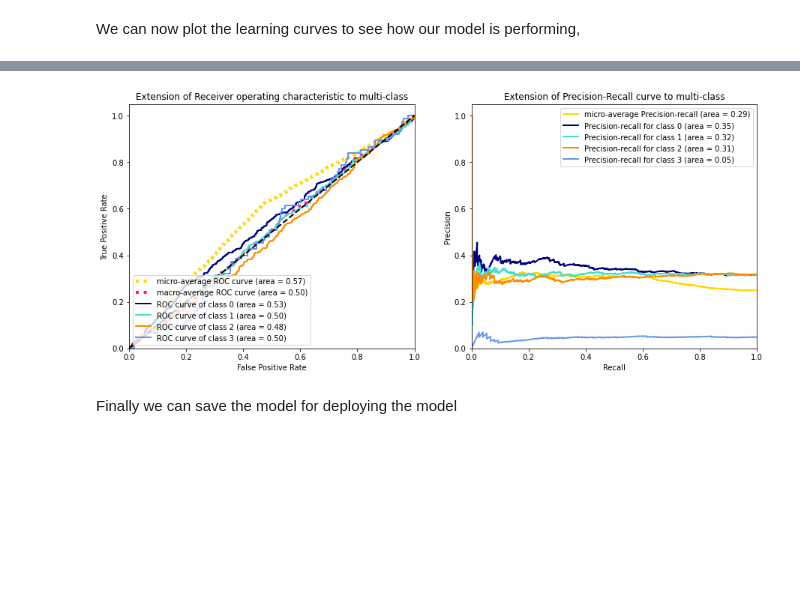
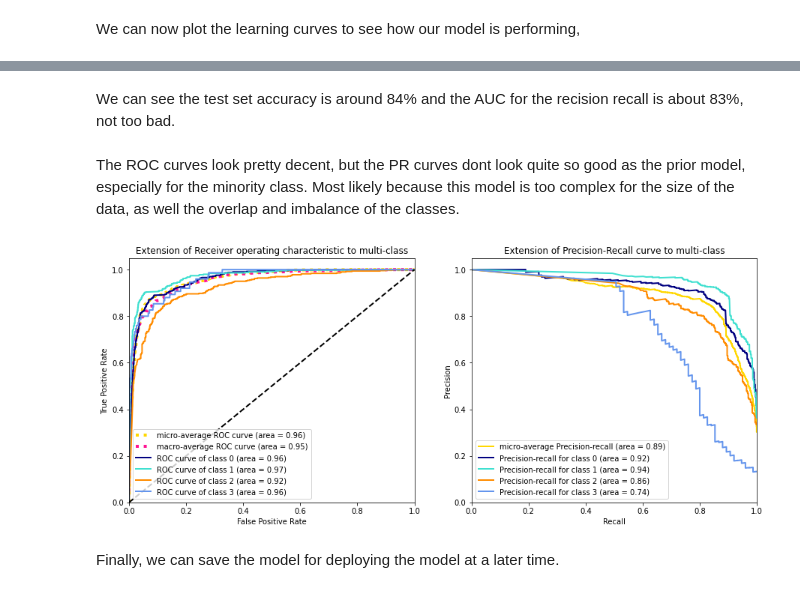
Before and after one commit to mdh266/TextClassificationApp, a Jupyter notebook: notebooks/NLP-Part4.ipynb, the cells around one changed output, grey strips where cells are left out. Drawn from its saved outputs; the diff is of its cells as text; code cells hidden in the pictures; blank space fills up the shorter version.

```diff
--- a/notebooks/NLP-Part4.ipynb
+++ b/notebooks/NLP-Part4.ipynb
@@ -554,0 +495,2 @@ study.best_params
+# %%
+best_params = study.best_params.copy()
@@ -554,0 +507,2 @@ study.best_params
+# %%
+batch_size = best_params.pop("batch_size")
@@ -555,13 +511,13 @@ study.best_params
 # %%
-model = build_model(study.best_params)
+model = build_model(**best_params)
 # %%
 early_stopping_cb = tf.keras.callbacks.EarlyStopping(patience=10,
                                                      restore_best_weights=True)
 
 history = model.fit(train_df["text"],
                     y_train,
-                    epochs=50,
-                    batch_size=study.best_params["batch_size"],
+                    epochs=20,
+                    batch_size=batch_size,
                     class_weight=weights_dict,
                     validation_split=0.2,
                     callbacks=[early_stopping_cb],
@@ -583,13 +547,16 @@ Let's take a look at the ROC and Precision-Recall curve for the model on the tes
+# %% [markdown]
+We can see the test set accuracy is around 84% and the AUC for the recision recall is about 83%, not too bad.
+# %% [markdown]
+The ROC curves look pretty decent, but the PR curves dont look quite so good as the prior model, especially for the minority class. Most likely because this model is too complex for the size of the data, as well the overlap and imbalance of the classes.
 # %%
-from utils.Plot_ROC_PR_Curve import plot_roc_pr
-
 y_pred = model.predict(test_df["text"])
 
-plot_roc_pr(y_pred = y_pred, y_test = y_test)
+from utils.Plot_ROC_PR_Curve import plot_roc_pr
+plot_roc_pr(y_pred, y_test)
 # %% [output]
-[figure, old version]
+[figure, new version]
 # %% [markdown]
-Finally we can save the model for deploying the model
+Finally, we can save the model for deploying the model at a later time.
 # %%
 model.save("cnn_model")
 # %% [output]
```
Also changed, not shown: parts of 49 cells of this notebook, 1 other file.
